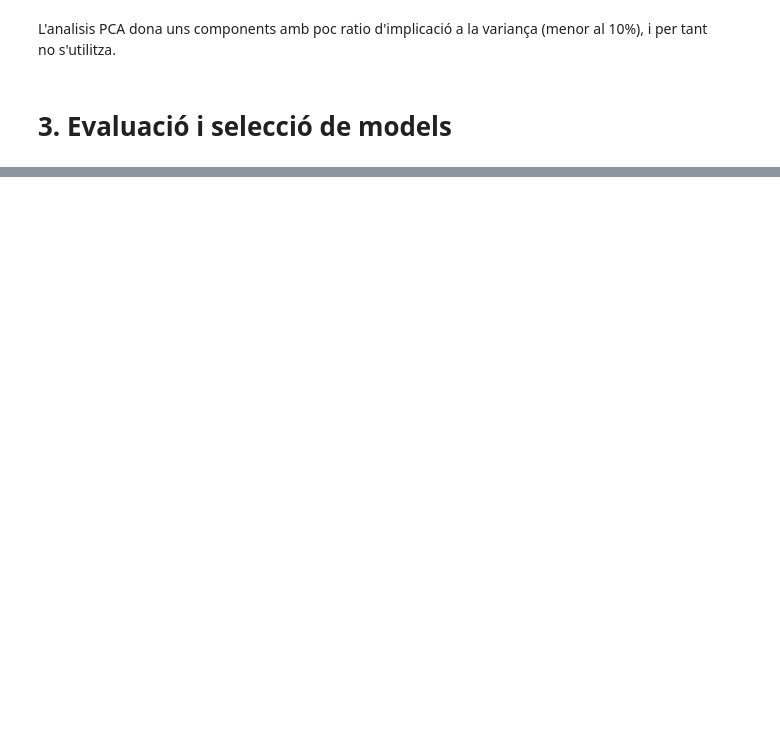
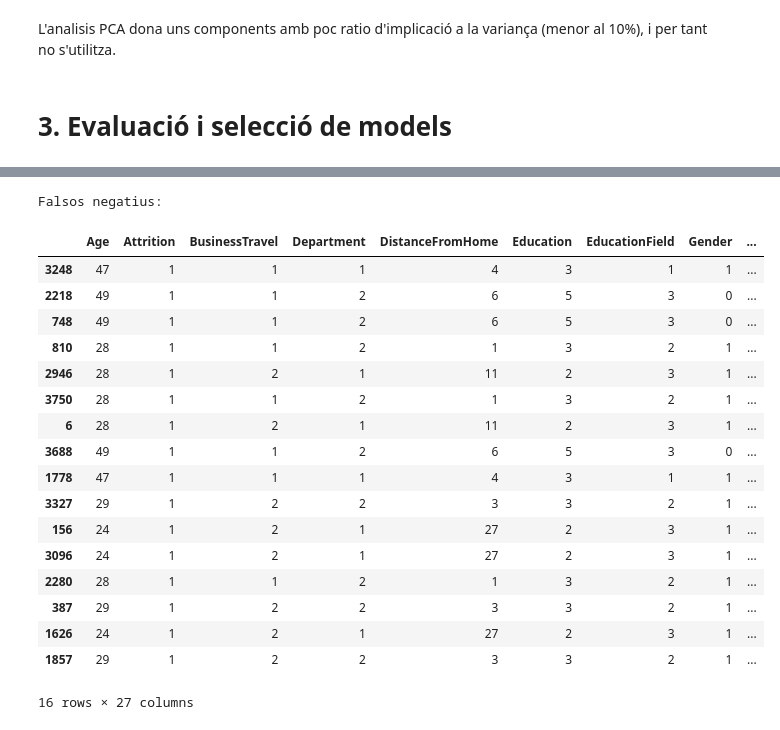
Before and after one commit to saul44203/HR-Analytics-Case-Study, a Jupyter notebook: notebook.ipynb, the cells around one changed output, grey strips where cells are left out. Drawn from its saved outputs; the diff is of its cells as text; code cells hidden in the pictures; blank space fills up the shorter version.

```diff
--- a/notebook.ipynb
+++ b/notebook.ipynb
@@ -390,0 +355,24 @@ plt.show()
+# %%
+print("Falsos negatius: ")
+FN = y_test[y_pred == 0][y_test == 1].index
+data_encoded_nona.loc[FN]
+# %% [output]
+Falsos negatius:
+|  | Age | Attrition | BusinessTravel | Department | DistanceFromHome | Education | EducationField | Gender | ... |
+| 3248 | 47 | 1 | 1 | 1 | 4 | 3 | 1 | 1 | ... |
+| 2218 | 49 | 1 | 1 | 2 | 6 | 5 | 3 | 0 | ... |
+| 748 | 49 | 1 | 1 | 2 | 6 | 5 | 3 | 0 | ... |
+| 810 | 28 | 1 | 1 | 2 | 1 | 3 | 2 | 1 | ... |
+| 2946 | 28 | 1 | 2 | 1 | 11 | 2 | 3 | 1 | ... |
+| 3750 | 28 | 1 | 1 | 2 | 1 | 3 | 2 | 1 | ... |
+| 6 | 28 | 1 | 2 | 1 | 11 | 2 | 3 | 1 | ... |
+| 3688 | 49 | 1 | 1 | 2 | 6 | 5 | 3 | 0 | ... |
+| 1778 | 47 | 1 | 1 | 1 | 4 | 3 | 1 | 1 | ... |
+| 3327 | 29 | 1 | 2 | 2 | 3 | 3 | 2 | 1 | ... |
+| 156 | 24 | 1 | 2 | 1 | 27 | 2 | 3 | 1 | ... |
+| 3096 | 24 | 1 | 2 | 1 | 27 | 2 | 3 | 1 | ... |
+| 2280 | 28 | 1 | 1 | 2 | 1 | 3 | 2 | 1 | ... |
+| 387 | 29 | 1 | 2 | 2 | 3 | 3 | 2 | 1 | ... |
+| 1626 | 24 | 1 | 2 | 1 | 27 | 2 | 3 | 1 | ... |
+| 1857 | 29 | 1 | 2 | 2 | 3 | 3 | 2 | 1 | ... |
+16 rows × 27 columns
```
Also changed, not shown: parts of 18 cells of this notebook.
